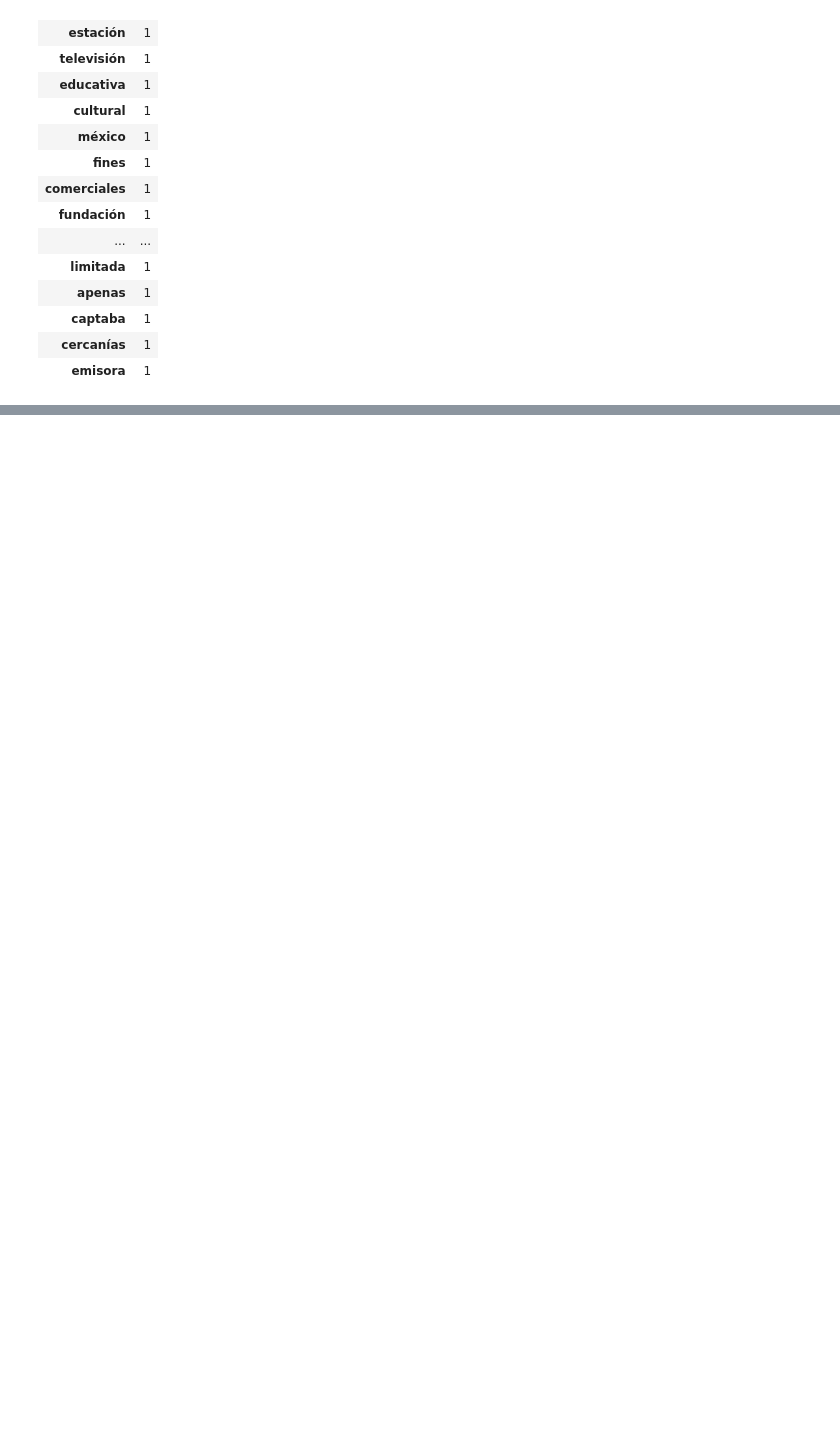
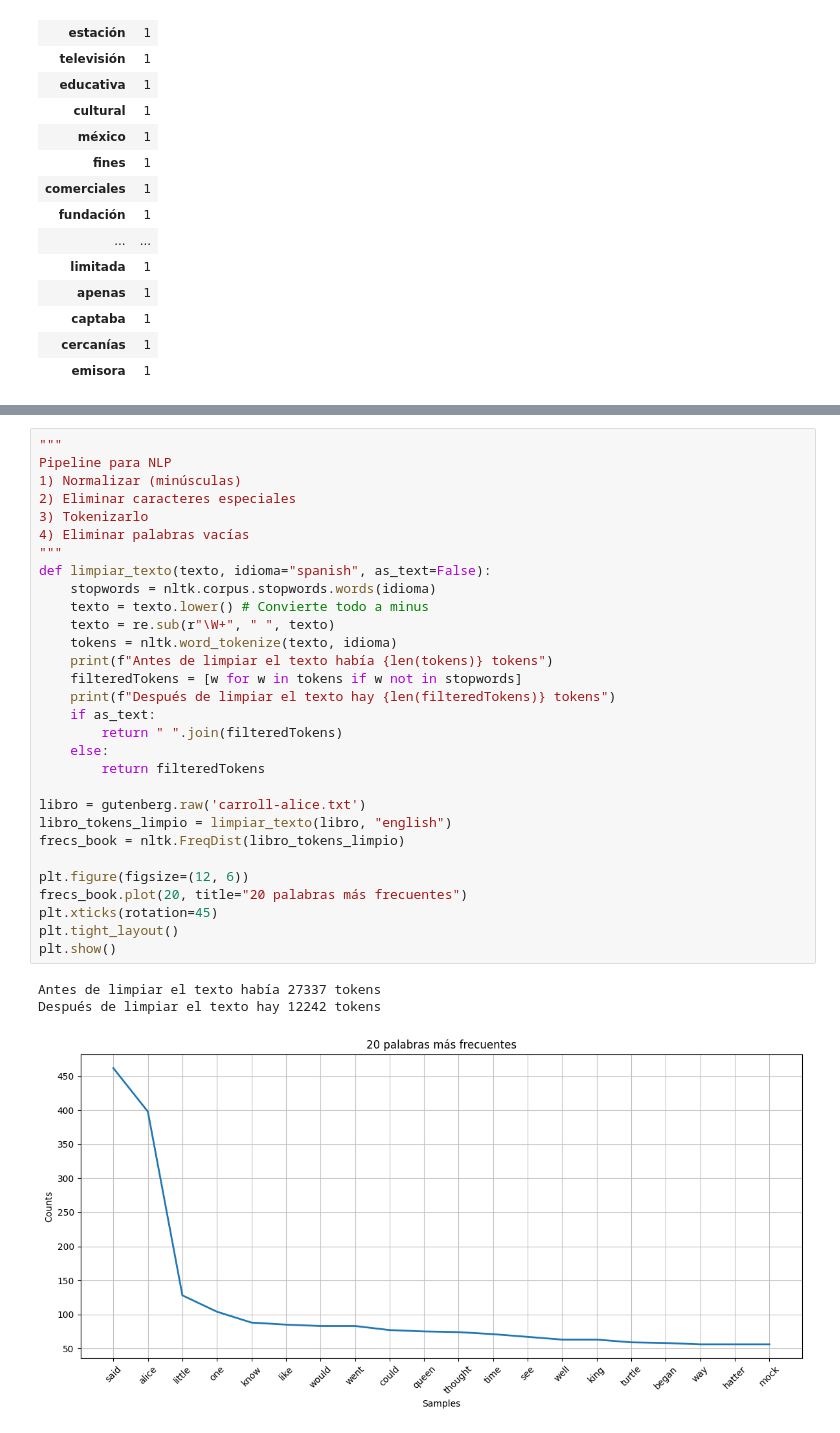
Before and after one commit to mikecr96/NLP-Ago-dic25, a Jupyter notebook: Semana IV/Frecuencias.ipynb, the cells around one changed output, grey strips where cells are left out. Saved outputs shown, nothing was run; the diff lists cells and outputs as text; blank space fills up the shorter version.

```diff
--- a/Semana IV/Frecuencias.ipynb
+++ b/Semana IV/Frecuencias.ipynb
@@ -237,0 +300,34 @@ pd.DataFrame([frecuencias]).T
+# %%
+"""
+Pipeline para NLP
+1) Normalizar (minúsculas)
+2) Eliminar caracteres especiales
+3) Tokenizarlo
+4) Eliminar palabras vacías
+"""
+def limpiar_texto(texto, idioma="spanish", as_text=False):
+    stopwords = nltk.corpus.stopwords.words(idioma)
+    texto = texto.lower() # Convierte todo a minus
+    texto = re.sub(r"\W+", " ", texto)
+    tokens = nltk.word_tokenize(texto, idioma)
+    print(f"Antes de limpiar el texto había {len(tokens)} tokens")
+    filteredTokens = [w for w in tokens if w not in stopwords]
+    print(f"Después de limpiar el texto hay {len(filteredTokens)} tokens")
+    if as_text:
+        return " ".join(filteredTokens)
+    else:
+        return filteredTokens
+
+libro = gutenberg.raw('carroll-alice.txt')
+libro_tokens_limpio = limpiar_texto(libro, "english")
+frecs_book = nltk.FreqDist(libro_tokens_limpio)
+
+plt.figure(figsize=(12, 6))
+frecs_book.plot(20, title="20 palabras más frecuentes")
+plt.xticks(rotation=45)
+plt.tight_layout()
+plt.show()
+# %% [output]
+Antes de limpiar el texto había 27337 tokens
+Después de limpiar el texto hay 12242 tokens
+[figure, added]
```
Also changed, not shown: parts of 16 cells of this notebook, 1 other file.
